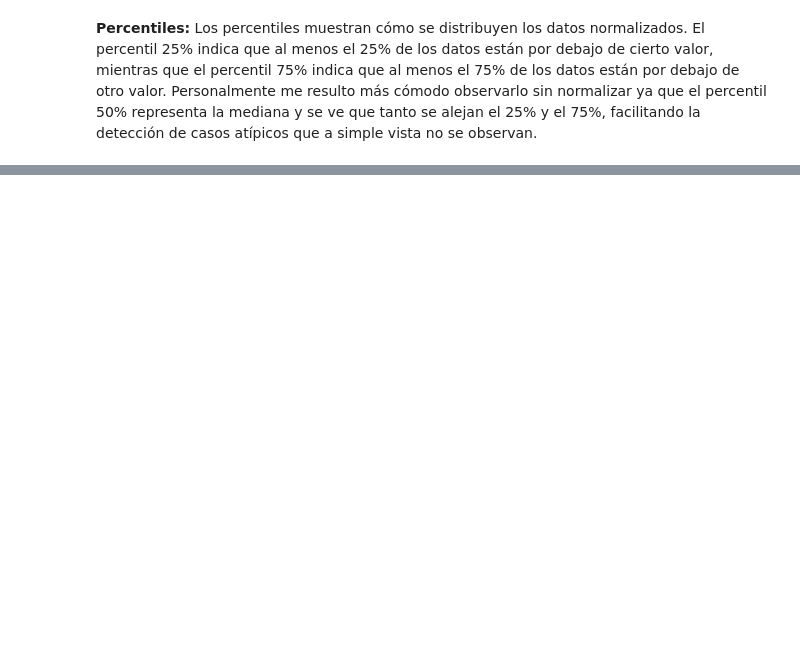
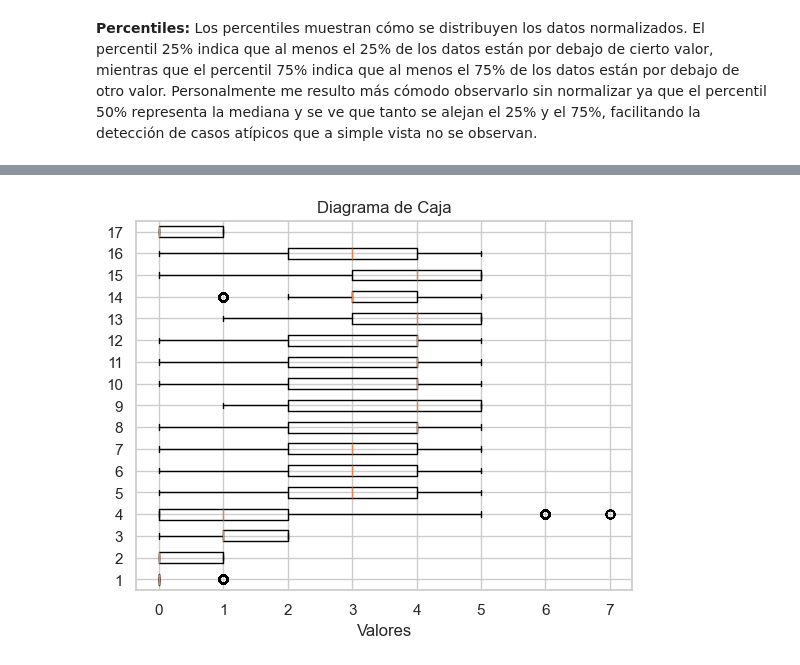
Before and after one commit to MarSiscovich/Airline_Passenger_Satisfaction, a Jupyter notebook: analisis_datos.ipynb, the cells around one changed output, grey strips where cells are left out. Cells and saved outputs as stored; diff of their text form; code cells hidden in the pictures; blank space fills up the shorter version.

```diff
--- a/analisis_datos.ipynb
+++ b/analisis_datos.ipynb
@@ -258,0 +291,10 @@ df.describe()
+# %%
+import matplotlib.pyplot as plt
+
+# Crear el box plot
+plt.boxplot(df, vert=False)
+plt.title('Diagrama de Caja')
+plt.xlabel('Valores')
+plt.show()
+# %% [output]
+[figure, added]
```
Also changed, not shown: parts of 7 cells of this notebook, 1 other file.
